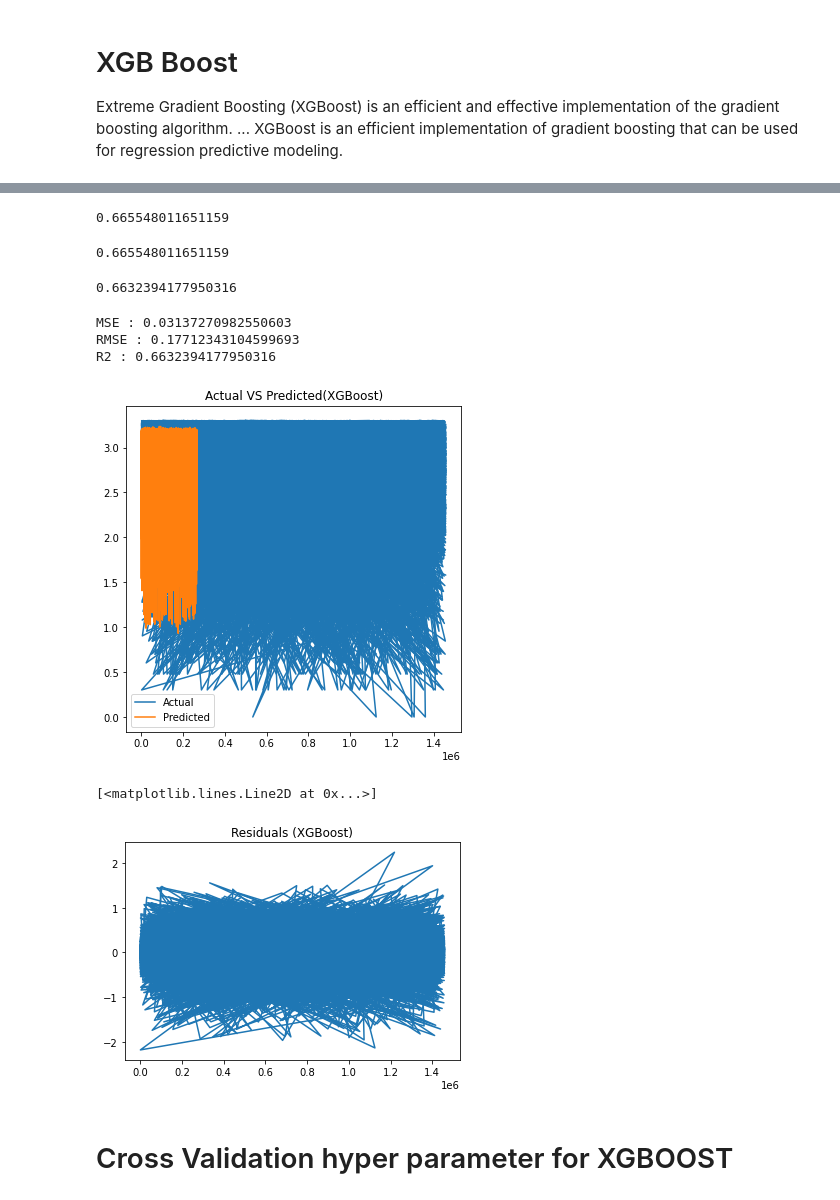
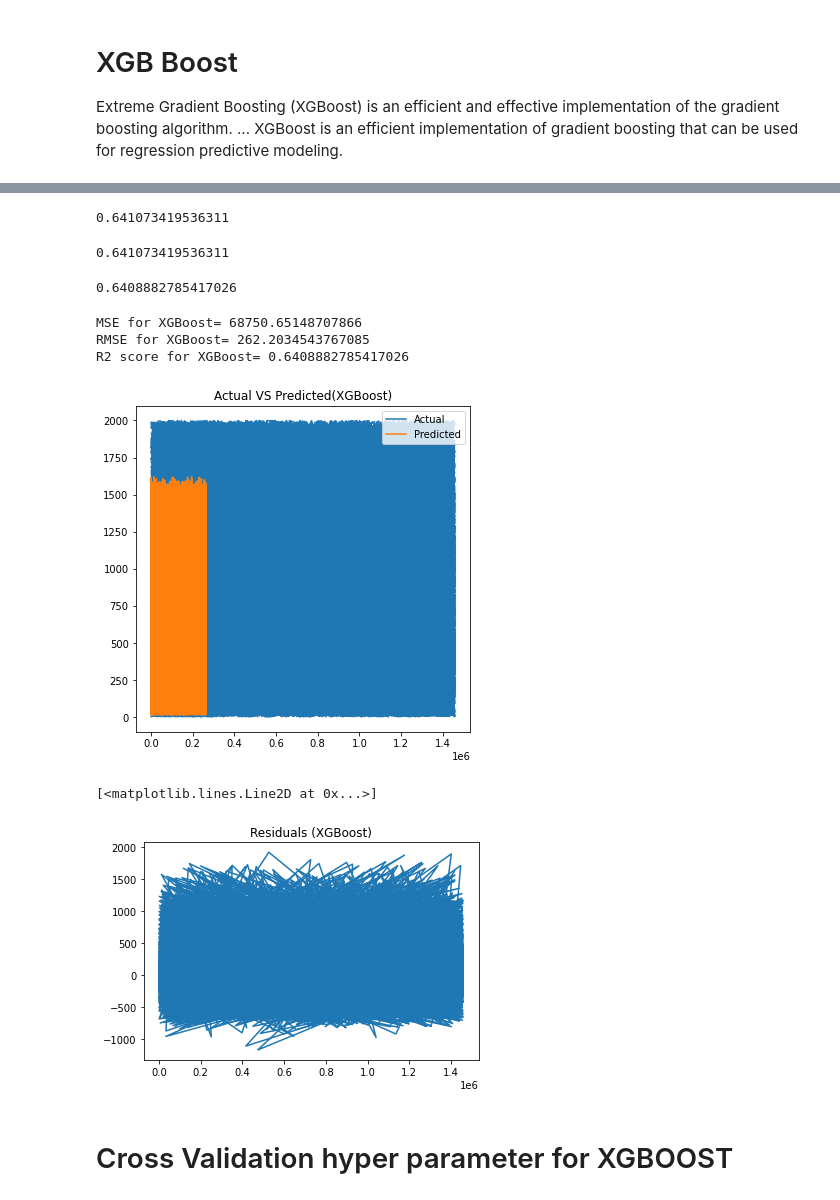
Before and after one commit to Thurab/Alma-Better-Google-Play-store-Analysis, a Jupyter notebook: NYC_Taxi_Trip_Time_Prediction_Capstone_Project.ipynb, the cells around one changed output, grey strips where cells are left out. Cells and saved outputs as stored; diff of their text form; code cells hidden in the pictures.

```diff
--- a/NYC_Taxi_Trip_Time_Prediction_Capstone_Project.ipynb
+++ b/NYC_Taxi_Trip_Time_Prediction_Capstone_Project.ipynb
@@ -706,10 +701,10 @@ from sklearn.model_selection import train_test_split
 from sklearn.metrics import mean_squared_error
 from sklearn.metrics import mean_absolute_error
 # %%
-numeric_data=['passenger_count','pickup_longitude','pickup_latitude','dropoff_longitude','dropoff_latitude',
-              'pickup_day_no', 'dropoff_day_no', 'pickup_hours', 'dropoff_hours','pickup_month', 'dropoff_month', 'distance']
+# numeric_data=['passenger_count','pickup_longitude','pickup_latitude','dropoff_longitude','dropoff_latitude',
+#               'pickup_day_no', 'dropoff_day_no', 'pickup_hours', 'dropoff_hours','pickup_month', 'dropoff_month', 'distance']
 
-# numeric_data=['passenger_count','distance','pickup_longitude','pickup_latitude','dropoff_longitude','dropoff_latitude','vendor_id']
+numeric_data=['vendor_id','passenger_count','pickup_day_no','pickup_hours','pickup_month','distance']
 # %%
 from scipy.stats import zscore
 X=df_copy[numeric_data]
@@ -1174,47 +1163,47 @@ xgb_pred=xgb.predict(X_test)
 # %%
 xgb.score(X_train,y_train)
 # %% [output]
-0.665548011651159
+0.641073419536311
 # %%
 #Train Score
 xgb_train_score=xgb.score(X_train,y_train)
 xgb_train_score
 # %% [output]
-0.665548011651159
+0.641073419536311
 # %%
 #Test Score
 xgb_test_score=xgb.score(X_test,y_test)
 xgb_test_score
 # %% [output]
-0.6632394177950316
+0.6408882785417026
 # %%
-MSE  = mean_squared_error((y_test),(xgb_pred))
-print("MSE :" , MSE)
+MSE  = mean_squared_error(10**(y_test),10**(xgb_pred))
+print("MSE for XGBoost=" , MSE)
 RMSE = np.sqrt(MSE)
-print("RMSE :" ,RMSE)
+print("RMSE for XGBoost=" ,RMSE)
 
 r2 = r2_score((y_test),(xgb_pred))
-print("R2 :" ,r2)
+print("R2 score for XGBoost=" ,r2)
 # %% [output]
-MSE : 0.03137270982550603
-RMSE : 0.17712343104599693
-R2 : 0.6632394177950316
+MSE for XGBoost= 68750.65148707866
+RMSE for XGBoost= 262.2034543767085
+R2 score for XGBoost= 0.6408882785417026
 # %%
 plt.figure(figsize=(6,6))
-plt.plot(y_test)
-plt.plot(xgb_pred)
+plt.plot(10**(y_test))
+plt.plot(10**(xgb_pred))
 plt.legend(['Actual','Predicted'])
 plt.title('Actual VS Predicted(XGBoost)')
 plt.show()
 # %% [output]
-[figure, old version]
+[figure, new version]
 # %%
 #Residual
 plt.title('Residuals (XGBoost)')
-plt.plot(y_test-xgb_pred)
+plt.plot(10**(y_test)-10**(xgb_pred))
 # %% [output]
 [<matplotlib.lines.Line2D at 0x...>]
-[figure, old version]
+[figure, new version]
 # %% [markdown]
 # Cross Validation hyper parameter for XGBOOST
 # %%
```
Also changed, not shown: parts of 47 cells of this notebook.
